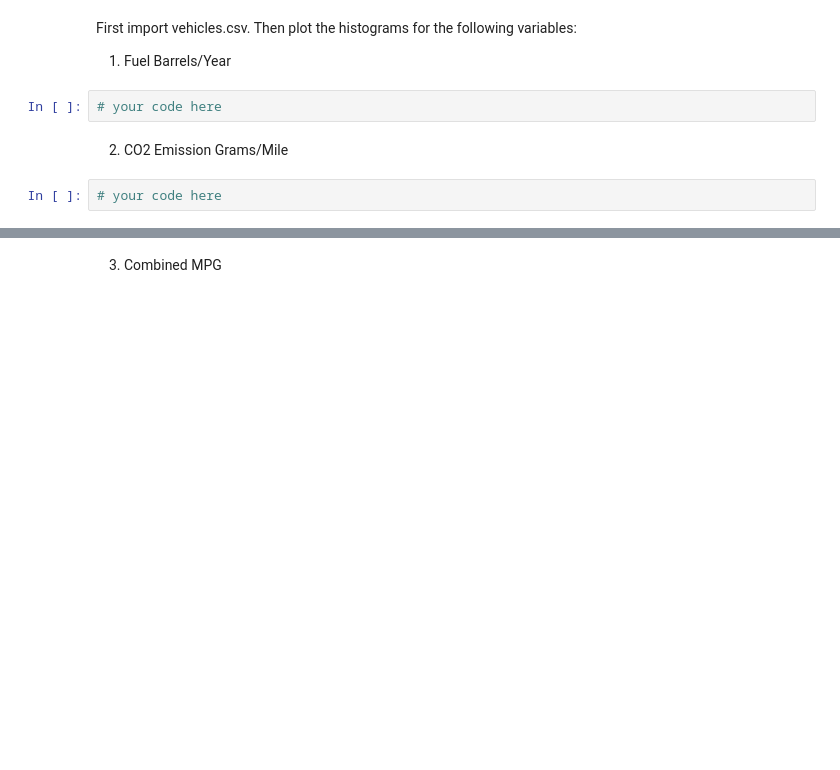
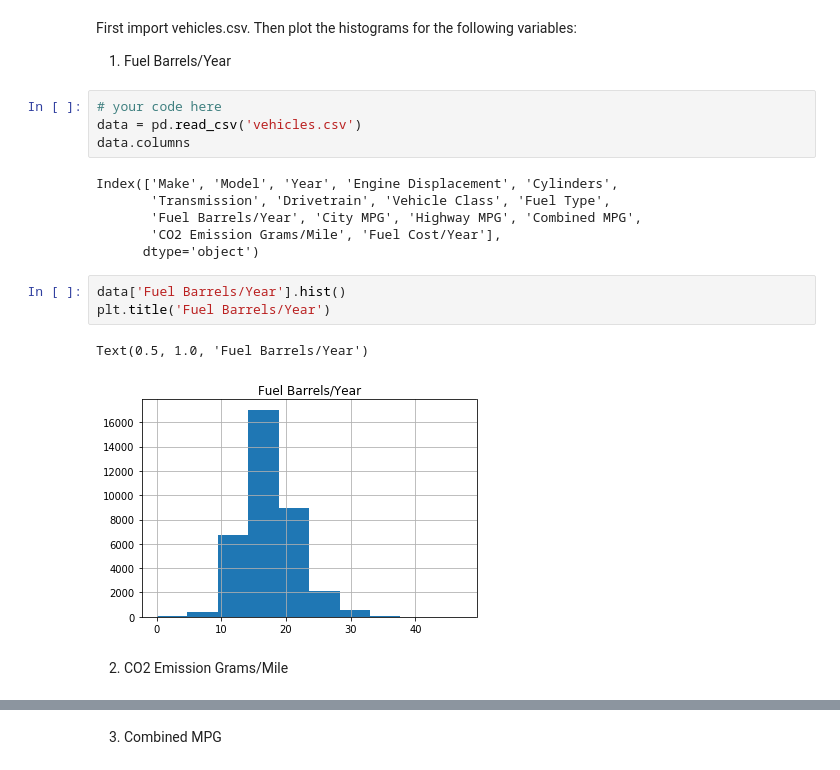
Before and after one commit to ta-data-lis/lab-probability-distributions, a Jupyter notebook: your-code/continuous.ipynb, the cells around one changed output, grey strips where cells are left out. Drawn from its saved outputs; the diff is of its cells as text; blank space fills up the shorter version.

```diff
--- a/your-code/continuous.ipynb
+++ b/your-code/continuous.ipynb
@@ -76,7 +121,19 @@ Then plot the histograms for the following variables:
 1. Fuel Barrels/Year
 # %%
 # your code here
+data = pd.read_csv('vehicles.csv')
+data.columns
+# %% [output]
+Index(['Make', 'Model', 'Year', 'Engine Displacement', 'Cylinders',
+       'Transmission', 'Drivetrain', 'Vehicle Class', 'Fuel Type',
+       'Fuel Barrels/Year', 'City MPG', 'Highway MPG', 'Combined MPG',
+       'CO2 Emission Grams/Mile', 'Fuel Cost/Year'],
+      dtype='object')
+# %%
+data['Fuel Barrels/Year'].hist()
+plt.title('Fuel Barrels/Year')
+# %% [output]
+Text(0.5, 1.0, 'Fuel Barrels/Year')
+[figure, added]
 # %% [markdown]
 2. CO2 Emission Grams/Mile
-# %%
-# your code here
```
Also changed, not shown: parts of 23 cells of this notebook.
